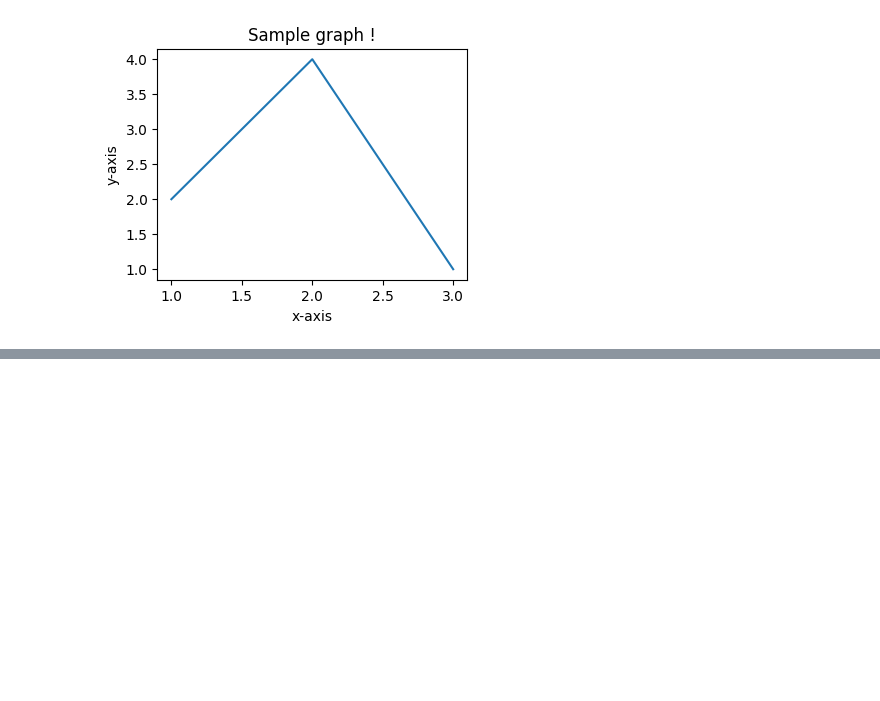
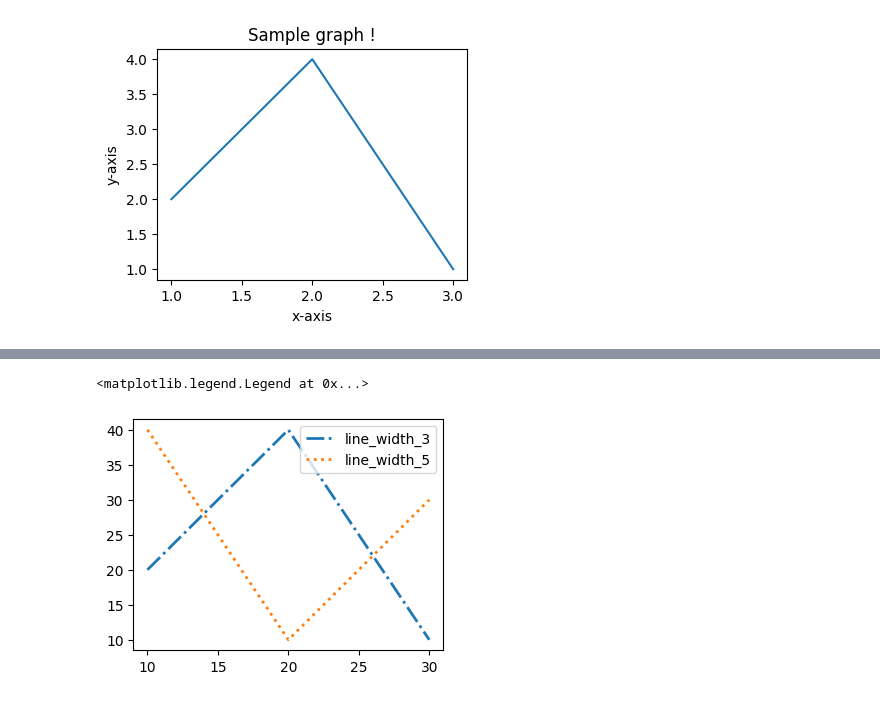
Before and after one commit to Sanya-Katiyar-Eng/ML_Basics, a Jupyter notebook: Practice_question/matplotlib_practice_w3schools.ipynb, the cells around one changed output, grey strips where cells are left out. Cells and saved outputs as stored; diff of their text form; code cells hidden in the pictures; blank space fills up the shorter version.

```diff
--- a/Practice_question/matplotlib_practice_w3schools.ipynb
+++ b/Practice_question/matplotlib_practice_w3schools.ipynb
@@ -40,0 +48,12 @@ pd.DataFrame(data)
+# %%
+x=[10,20,30]
+y=[20,40,10]
+x2 = [10,20,30]
+y2 = [40,10,30]
+plt.figure(figsize=(4,3))
+plt.plot(x,y,lw=2,ls='-.',label='line_width_3')
+plt.plot(x2,y2,lw=2,ls=':',label='line_width_5')
+plt.legend()
+# %% [output]
+<matplotlib.legend.Legend at 0x...>
+[figure, added]
```
Also changed, not shown: parts of 5 cells of this notebook.
